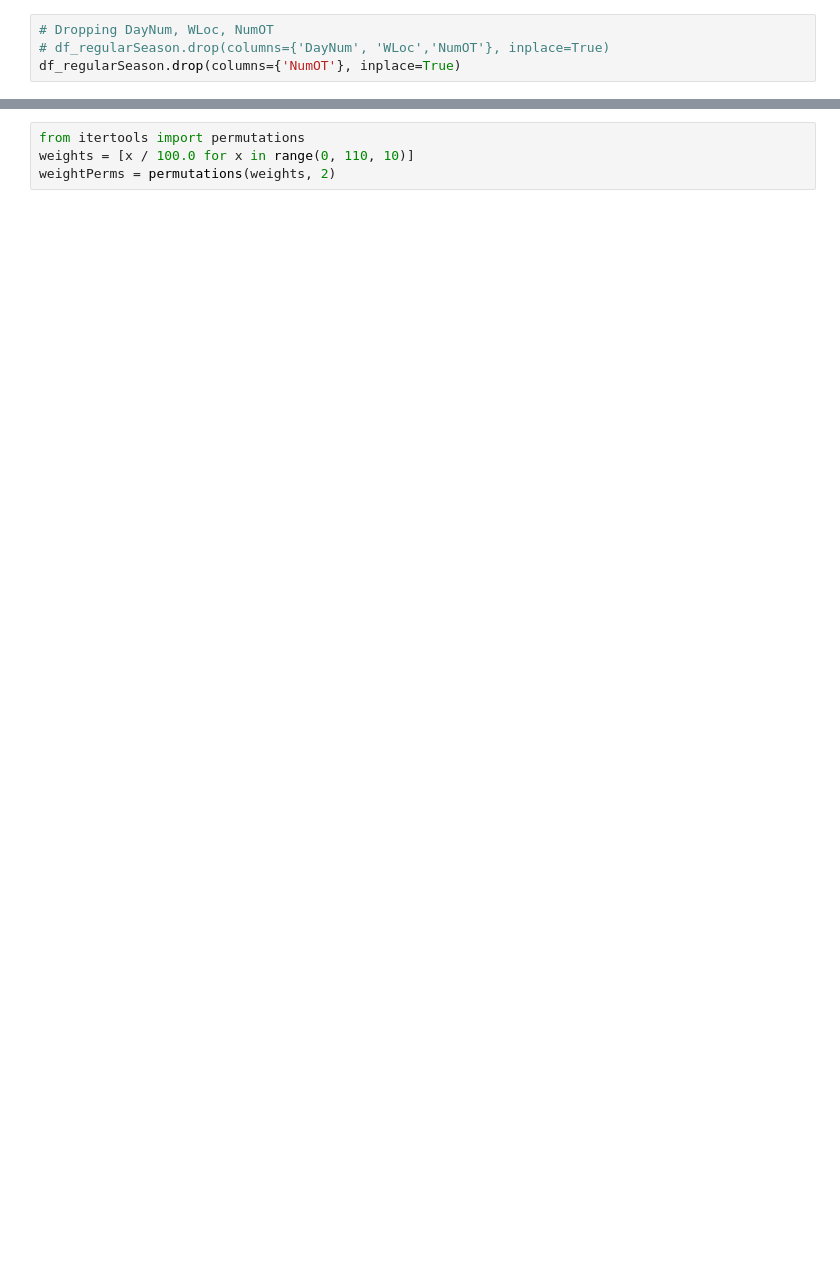
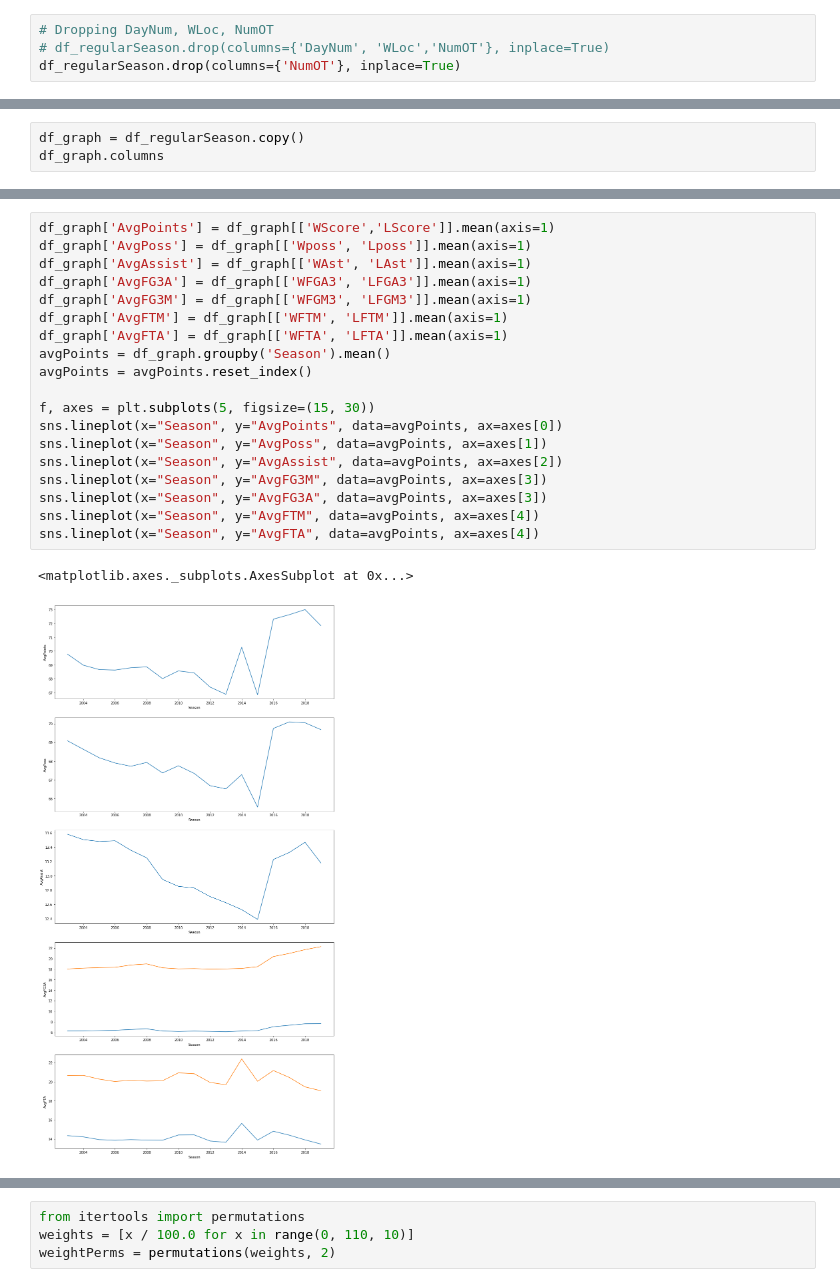
Before and after one commit to mjmcfalls/udacity-machine-learning, a Jupyter notebook: projects/capstone/Capstone-Notebook-Working.ipynb, the cells around one changed output, grey strips where cells are left out. Saved outputs shown, nothing was run; the diff lists cells and outputs as text; blank space fills up the shorter version.

```diff
--- a/projects/capstone/Capstone-Notebook-Working.ipynb
+++ b/projects/capstone/Capstone-Notebook-Working.ipynb
@@ -562,0 +616,3 @@ df_regularSeason.drop(columns={'NumOT'}, inplace=True)
+# %%
+df_graph = df_regularSeason.copy()
+df_graph.columns
@@ -562,0 +632,22 @@ df_regularSeason.drop(columns={'NumOT'}, inplace=True)
+# %%
+df_graph['AvgPoints'] = df_graph[['WScore','LScore']].mean(axis=1)
+df_graph['AvgPoss'] = df_graph[['Wposs', 'Lposs']].mean(axis=1)
+df_graph['AvgAssist'] = df_graph[['WAst', 'LAst']].mean(axis=1)
+df_graph['AvgFG3A'] = df_graph[['WFGA3', 'LFGA3']].mean(axis=1)
+df_graph['AvgFG3M'] = df_graph[['WFGM3', 'LFGM3']].mean(axis=1)
+df_graph['AvgFTM'] = df_graph[['WFTM', 'LFTM']].mean(axis=1)
+df_graph['AvgFTA'] = df_graph[['WFTA', 'LFTA']].mean(axis=1)
+avgPoints = df_graph.groupby('Season').mean()
+avgPoints = avgPoints.reset_index()
+
+f, axes = plt.subplots(5, figsize=(15, 30))
+sns.lineplot(x="Season", y="AvgPoints", data=avgPoints, ax=axes[0])
+sns.lineplot(x="Season", y="AvgPoss", data=avgPoints, ax=axes[1])
+sns.lineplot(x="Season", y="AvgAssist", data=avgPoints, ax=axes[2])
+sns.lineplot(x="Season", y="AvgFG3M", data=avgPoints, ax=axes[3])
+sns.lineplot(x="Season", y="AvgFG3A", data=avgPoints, ax=axes[3])
+sns.lineplot(x="Season", y="AvgFTM", data=avgPoints, ax=axes[4])
+sns.lineplot(x="Season", y="AvgFTA", data=avgPoints, ax=axes[4])
+# %% [output]
+<matplotlib.axes._subplots.AxesSubplot at 0x...>
+[figure, added]
```
Also changed, not shown: parts of 10 cells of this notebook.
